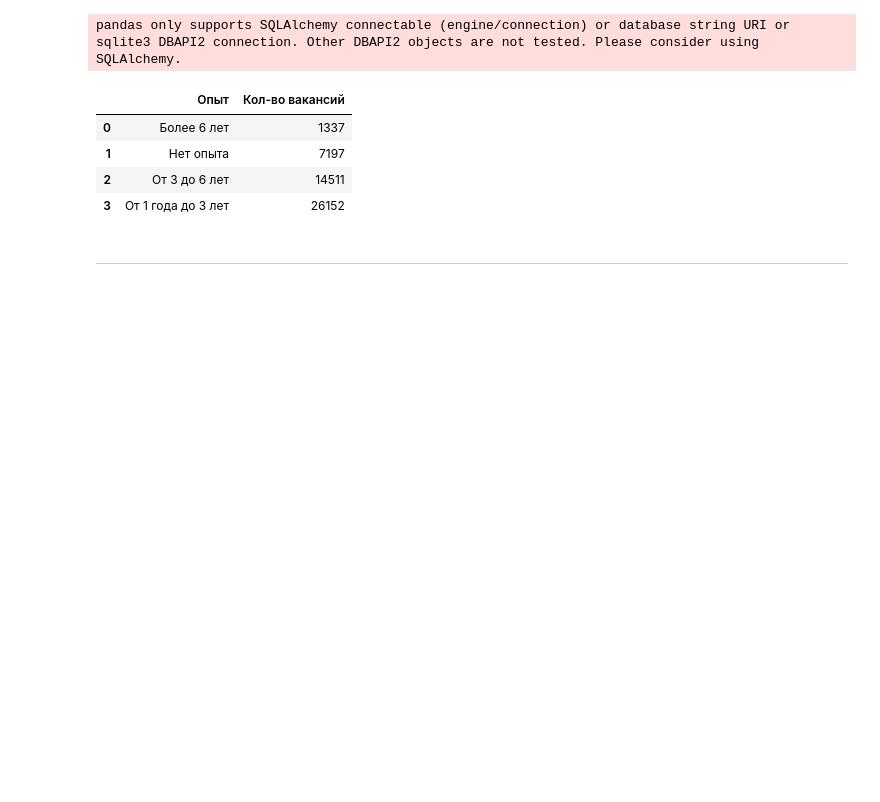
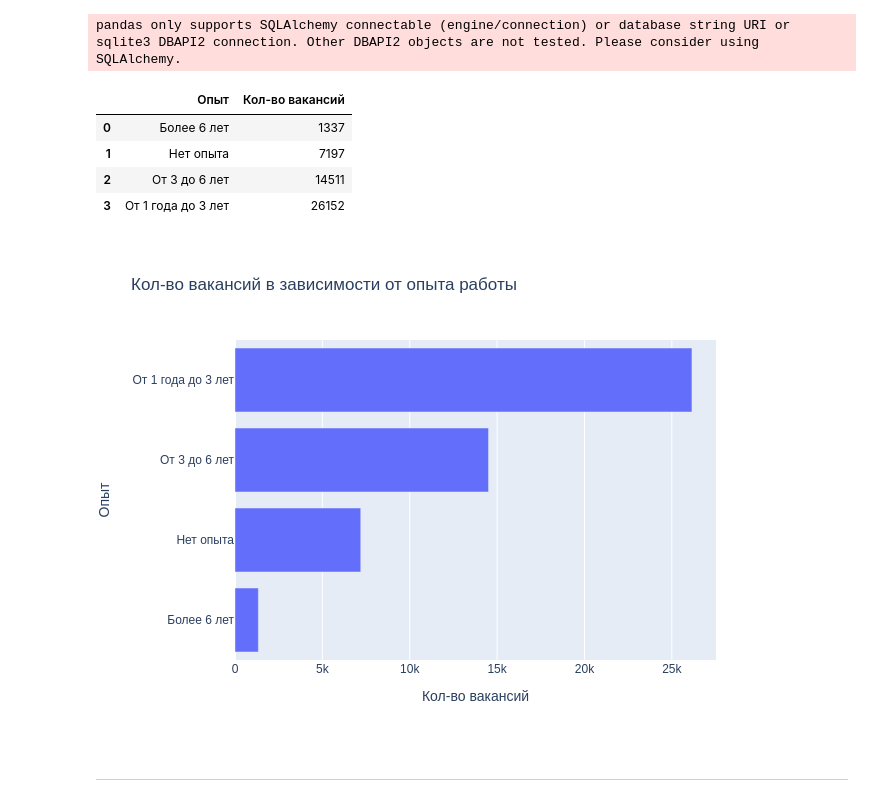
Before and after one commit to HunterV1rus/SF_DS, a Jupyter notebook: Skillfactory/Project_2/Project_2_Ноутбук_шаблон.ipynb, the cells around one changed output. Cells and saved outputs as stored; diff of their text form; code cells hidden in the pictures; blank space fills up the shorter version.

```diff
--- a/Skillfactory/Project_2/Project_2_Ноутбук_шаблон.ipynb
+++ b/Skillfactory/Project_2/Project_2_Ноутбук_шаблон.ipynb
@@ -227,5 +245,16 @@ pandas only supports SQLAlchemy connectable (engine/connection) or database stri
 | 1 | Нет опыта | 7197 |
 | 2 | От 3 до 6 лет | 14511 |
 | 3 | От 1 года до 3 лет | 26152 |
+# %%
+fig = px.bar(
+    data_frame = df,
+    x='Кол-во вакансий',
+    y='Опыт',
+    title='Кол-во вакансий в зависимости от опыта работы'
+)
+
+fig.show("png")
+# %% [output]
+[figure, added]
 # %% [markdown]
 ***
```
Also changed, not shown: parts of 40 cells of this notebook.
